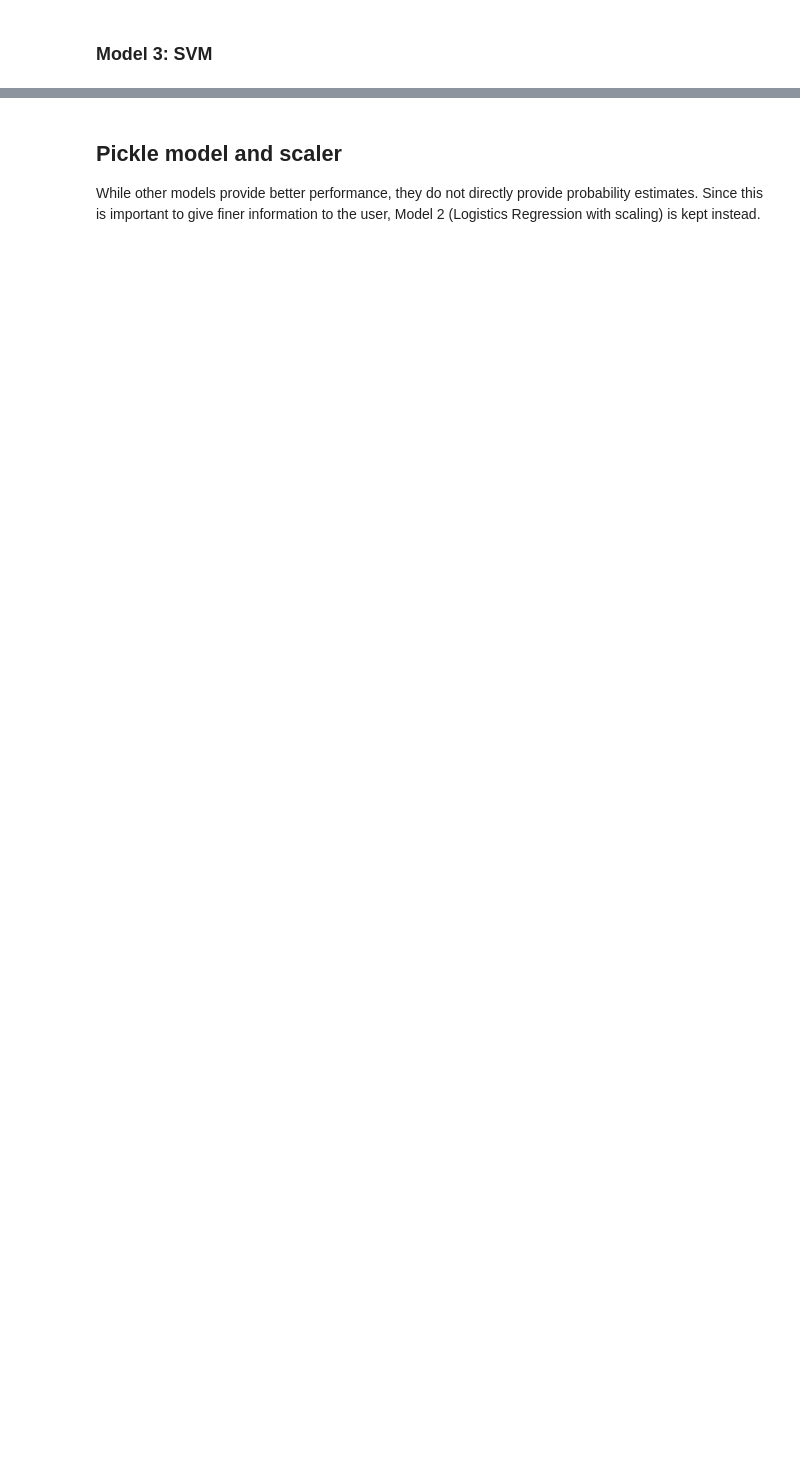
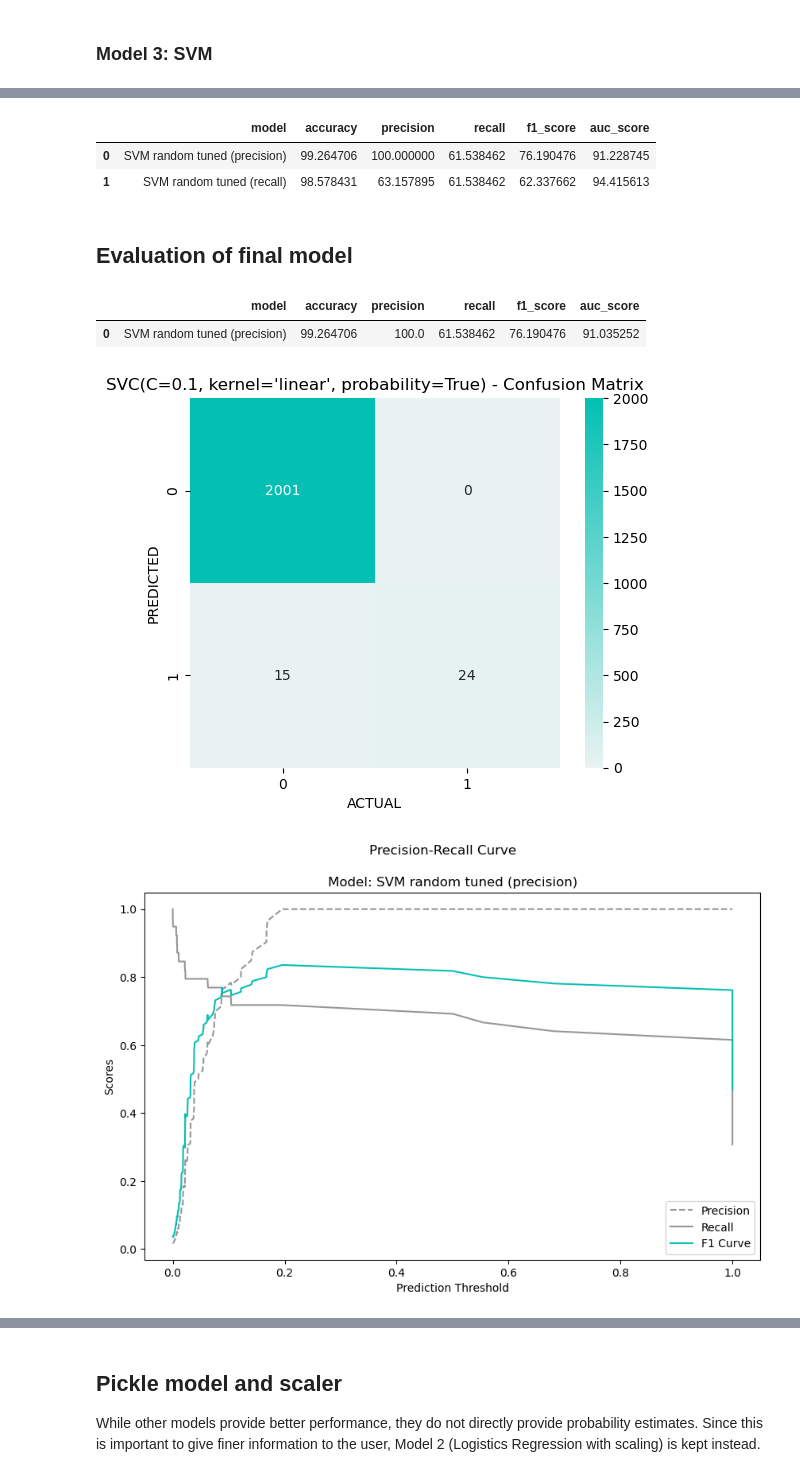
Before and after one commit to benoitchamot/Shootings, a Jupyter notebook: Model/Model_training.ipynb, the cells around one changed output, grey strips where cells are left out. Saved outputs shown, nothing was run; the diff lists cells and outputs as text; code cells hidden in the pictures; blank space fills up the shorter version.

Commit message:
Complete final model tuning and selection. Pending code clean up abd reporting. Pending code to save model for deployment.

```diff
--- a/Model/Model_training.ipynb
+++ b/Model/Model_training.ipynb
@@ -297,18 +144,0 @@ weighted avg       0.99      0.99      0.99       497
-# %%
-# Instantiate the model
-knn = 1
-model_6 = KNeighborsClassifier(n_neighbors=knn)
-
-# Train the model
-model_6.fit(X_train_scaled,y_train)
-
-# Score the model
-print(f"Training Data Score: {model_6.score(X_train_scaled, y_train)}")
-print(f"Testing Data Score: {model_6.score(X_test_scaled, y_test)}")
-print('')
-
-# Create predictions
-predictions_6 = model_6.predict(X_test_scaled)
-
-# Model performance
-model_6_metrics = model_performance(y_test, predictions_6, True)
@@ -353,0 +241,13 @@ models_performance
+# %%
+display(pd.DataFrame([metrics_1, metrics_2]))
+# %% [output]
+|  | model | accuracy | precision | recall | f1_score | auc_score |
+| 0 | SVM random tuned (precision) | 99.264706 | 100.000000 | 61.538462 | 76.190476 | 91.228745 |
+| 1 | SVM random tuned (recall) | 98.578431 | 63.157895 | 61.538462 | 62.337662 | 94.415613 |
+# %% [markdown]
+## Evaluation of final model
+# %%
+# Define plot parameters
+main_color = '#969696'
+highlight_color = '#04bfb3'
+default_figsize = (10,6)
@@ -353,0 +315,27 @@ models_performance
+# %%
+params = {'probability': True, 'kernel': 'linear', 'C': 0.1}
+# %%
+# Get best parameters
+tuned_svc_1 = SVC(**params).fit(X_train, y_train)
+
+y_proba = tuned_svc_1.predict_proba(X_test)[:,1]
+y_pred = tuned_svc_1.predict(X_test)
+
+metrics_1, pr_curve, roc_param = model_performance_metrics(y_test, y_proba, y_pred, model_name='SVM random tuned (precision)')
+display(pd.DataFrame([metrics_1]))
+# %% [output]
+|  | model | accuracy | precision | recall | f1_score | auc_score |
+| 0 | SVM random tuned (precision) | 99.264706 | 100.0 | 61.538462 | 76.190476 | 91.035252 |
+# %%
+# Compute and display confusion matrix
+model_4_cm = confusion_matrix(y_test, y_pred)
+show_confusion_matrix(model_4_cm, f'{tuned_svc_1} - Confusion Matrix')
+
+# Plot Precision-Recall Curve
+plot_prcurve(pr_curve, 'SVM random tuned (precision)')
+
+# ROC Curve
+plot_roc_curve(roc_param, metrics_1, 'SVM random tuned (precision)')
+# %% [output]
+[figure, added]
+[figure, added]
```
Also changed, not shown: parts of 41 cells of this notebook.
